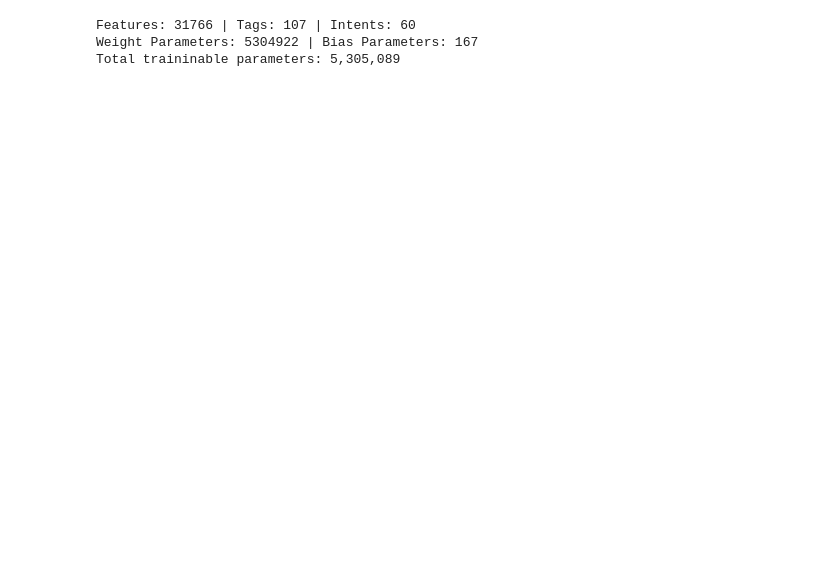
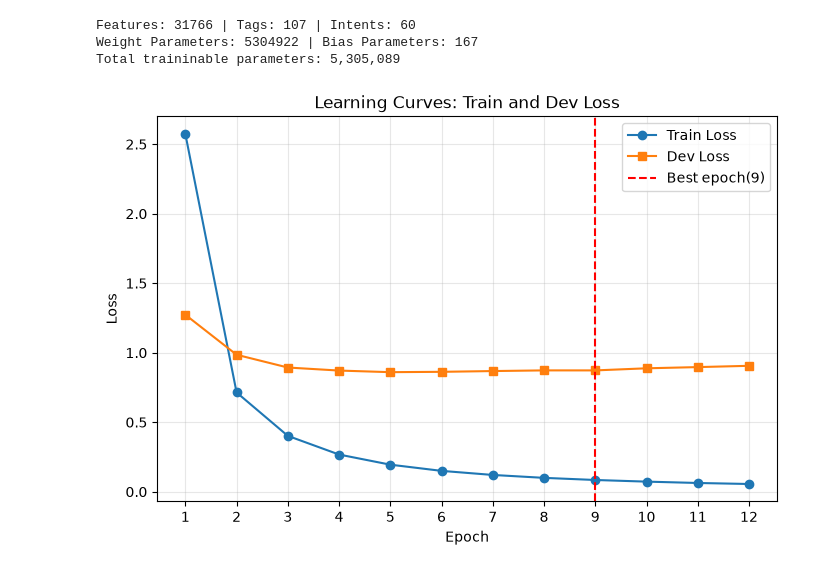
Before and after one commit to cianmung/sc4002-nlp-project, a Jupyter notebook: Hidayat/main_final.ipynb, the cells around one changed output. Saved outputs shown, nothing was run; the diff lists cells and outputs as text; code cells hidden in the pictures; blank space fills up the shorter version.

```diff
--- a/Hidayat/main_final.ipynb
+++ b/Hidayat/main_final.ipynb
@@ -628,8 +658,8 @@ for epoch in range(1, number_of_epoch + 1):
         best_epoch = epoch
         torch.save(model.state_dict(), 'joint_logreg.pt')
     print(f"Epoch {epoch:02d} | train loss: {train_loss:.4f} | dev loss: {dev_loss:.4f} | "
-          f"intent: {intent_acc * 100:.2f}% | slot F1: {f * 100:.2f} | "
-          f"combined: {combined:.2f} | time: {epoch_time:.1f}s")
+          f"intent: {intent_acc * 100:.2f}% | slot F1: {f * 100:.2f}% | "
+          f"combined: {combined:.2f}% | time: {epoch_time:.1f}s")
 print(f"Saved Best epoch into 'joint_logreg.pt'")
 print(f"Best epoch: {best_epoch} (dev combined {best_combined:.2f}%)")
 print(f"Total Training Time: {total_train_time:.2f}s | Total Dev Eval Time: {total_eval_time:.2f}s")
@@ -678,3 +726,19 @@ print(f"Total traininable parameters: {n_params:,}")
 Features: 31766 | Tags: 107 | Intents: 60
 Weight Parameters: 5304922 | Bias Parameters: 167
 Total traininable parameters: 5,305,089
+# %%
+# Learning curve: train and dev loss
+plt.figure(figsize=(8,5))
+plt.plot(history['epoch'], history['train_loss'], marker='o', label='Train Loss')
+plt.plot(history['epoch'], history['dev_loss'], marker='s', label='Dev Loss')
+plt.axvline(best_epoch, color='red', linestyle='--', label=f"Best epoch({best_epoch})")
+plt.xlabel('Epoch')
+plt.ylabel('Loss')
+plt.title('Learning Curves: Train and Dev Loss')
+plt.xticks(history['epoch'])
+plt.grid(alpha=0.3)
+plt.legend()
+plt.savefig('learning_curve_loss.png', dpi=150)
+plt.show()
+# %% [output]
+[figure, added]
```
Also changed, not shown: parts of 4 cells of this notebook, 1 other file.
